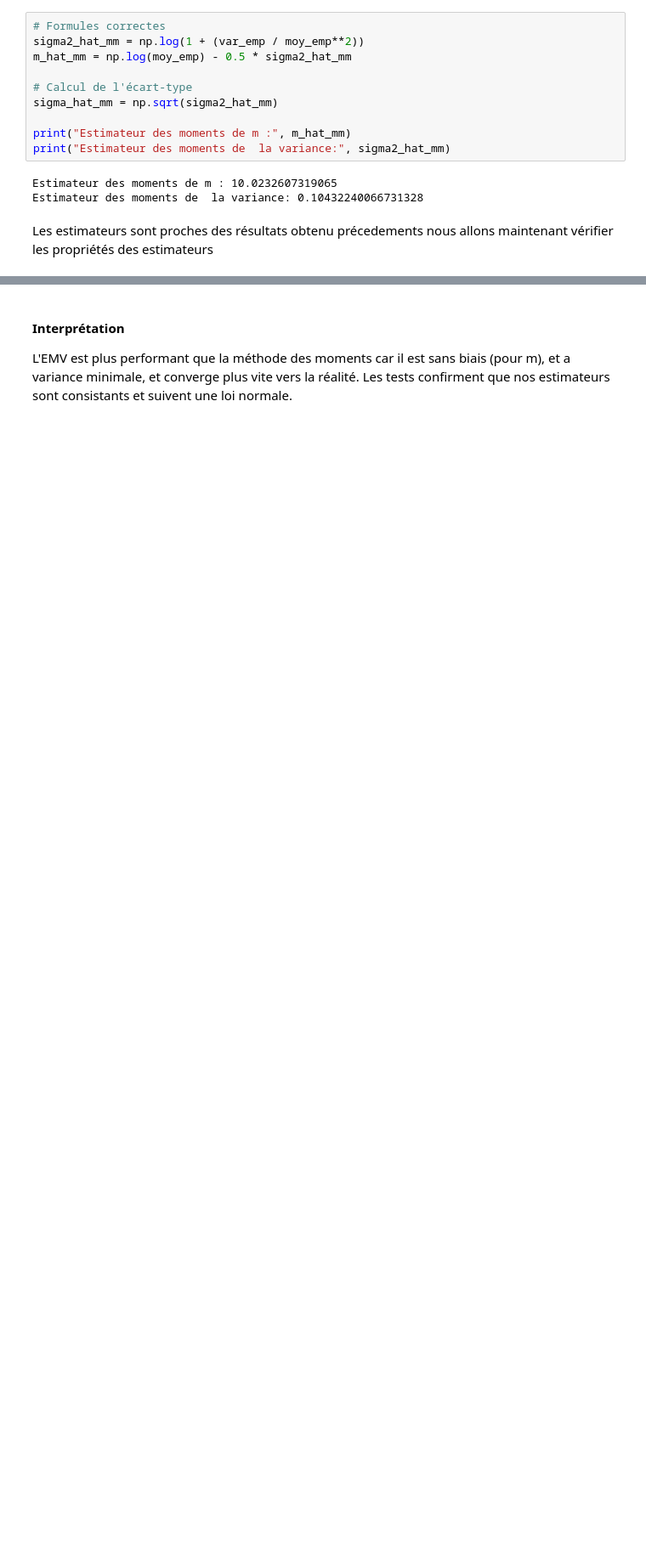
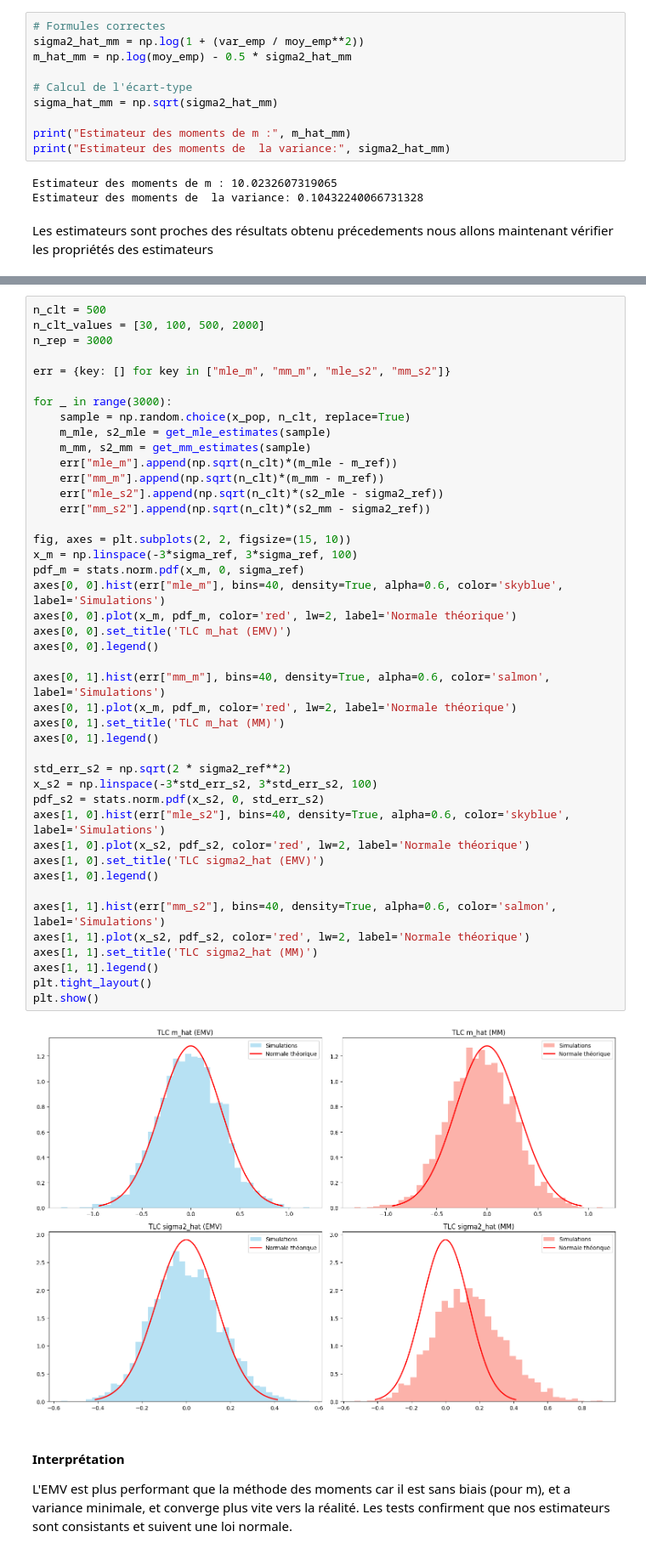
Before and after one commit to Bapt1st3/Iris-Income-Analysis, a Jupyter notebook: analye_dataset.ipynb, the cells around one changed output, grey strips where cells are left out. Shown at 85% size. Saved outputs shown, nothing was run; the diff lists cells and outputs as text; blank space fills up the shorter version.

```diff
--- a/analye_dataset.ipynb
+++ b/analye_dataset.ipynb
@@ -685,3 +645,48 @@ sigma2_ref : 0.097093 | E[sigma2_EMV] : 0.096814 | E[sigma2_MM] : 0.097876
+# %%
+n_clt = 500
+n_clt_values = [30, 100, 500, 2000]
+n_rep = 3000
+
+err = {key: [] for key in ["mle_m", "mm_m", "mle_s2", "mm_s2"]}
+
+for _ in range(3000):
+    sample = np.random.choice(x_pop, n_clt, replace=True)
+    m_mle, s2_mle = get_mle_estimates(sample)
+    m_mm, s2_mm = get_mm_estimates(sample)
+    err["mle_m"].append(np.sqrt(n_clt)*(m_mle - m_ref))
+    err["mm_m"].append(np.sqrt(n_clt)*(m_mm - m_ref))
+    err["mle_s2"].append(np.sqrt(n_clt)*(s2_mle - sigma2_ref))
+    err["mm_s2"].append(np.sqrt(n_clt)*(s2_mm - sigma2_ref))
+
+fig, axes = plt.subplots(2, 2, figsize=(15, 10))
+x_m = np.linspace(-3*sigma_ref, 3*sigma_ref, 100)
+pdf_m = stats.norm.pdf(x_m, 0, sigma_ref)
+axes[0, 0].hist(err["mle_m"], bins=40, density=True, alpha=0.6, color='skyblue', label='Simulations')
+axes[0, 0].plot(x_m, pdf_m, color='red', lw=2, label='Normale théorique')
+axes[0, 0].set_title('TLC m_hat (EMV)')
+axes[0, 0].legend()
+
+axes[0, 1].hist(err["mm_m"], bins=40, density=True, alpha=0.6, color='salmon', label='Simulations')
+axes[0, 1].plot(x_m, pdf_m, color='red', lw=2, label='Normale théorique')
+axes[0, 1].set_title('TLC m_hat (MM)')
+axes[0, 1].legend()
+
+std_err_s2 = np.sqrt(2 * sigma2_ref**2)
+x_s2 = np.linspace(-3*std_err_s2, 3*std_err_s2, 100)
+pdf_s2 = stats.norm.pdf(x_s2, 0, std_err_s2)
+axes[1, 0].hist(err["mle_s2"], bins=40, density=True, alpha=0.6, color='skyblue', label='Simulations')
+axes[1, 0].plot(x_s2, pdf_s2, color='red', lw=2, label='Normale théorique')
+axes[1, 0].set_title('TLC sigma2_hat (EMV)')
+axes[1, 0].legend()
+
+axes[1, 1].hist(err["mm_s2"], bins=40, density=True, alpha=0.6, color='salmon', label='Simulations')
+axes[1, 1].plot(x_s2, pdf_s2, color='red', lw=2, label='Normale théorique')
+axes[1, 1].set_title('TLC sigma2_hat (MM)')
+axes[1, 1].legend()
+plt.tight_layout()
+plt.show()
+# %% [output]
+[figure, added]
 # %% [markdown]
 #### Interprétation
 
```
Also changed, not shown: parts of 11 cells of this notebook, 2 other files.
